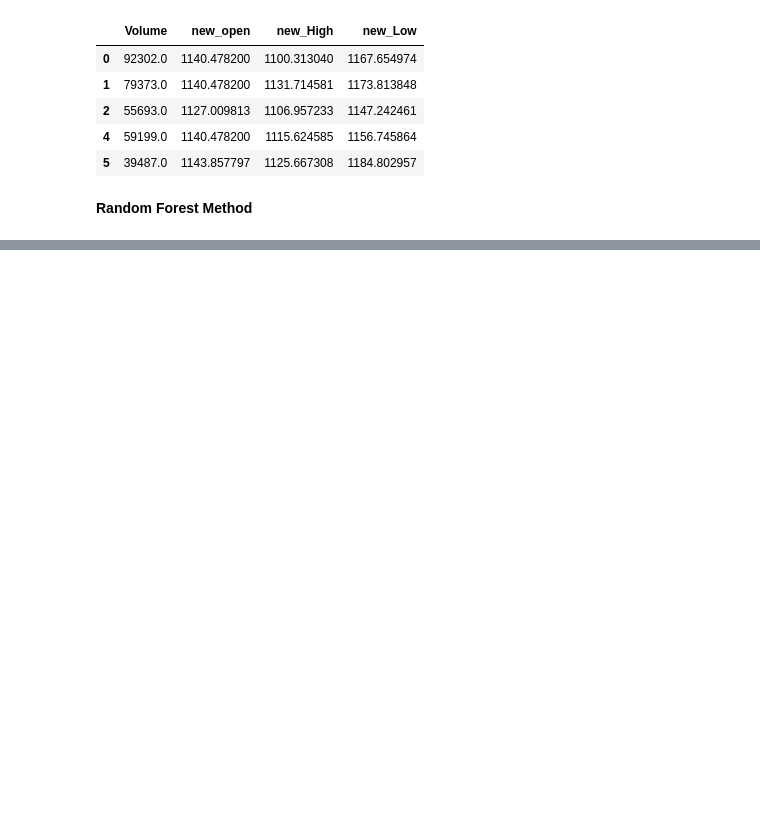
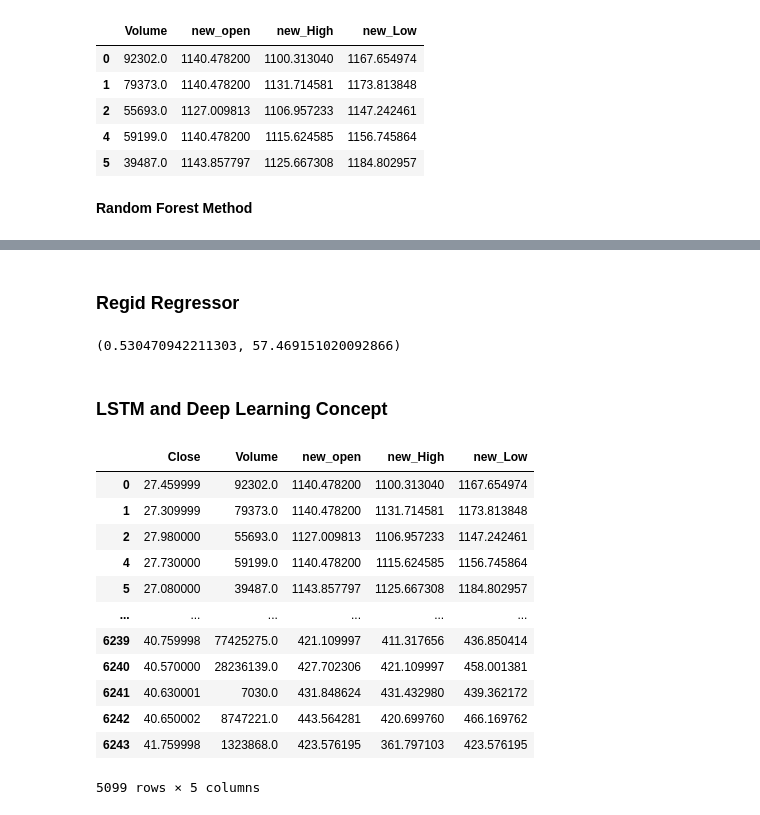
Before and after one commit to rushikeshadhav/Error-4040, a Jupyter notebook: newhacksp.ipynb, the cells around one changed output, grey strips where cells are left out. Saved outputs shown, nothing was run; the diff lists cells and outputs as text; code cells hidden in the pictures; blank space fills up the shorter version.

Commit message:
Starting with Tensorflow and LSTM

```diff
--- a/newhacksp.ipynb
+++ b/newhacksp.ipynb
@@ -490,0 +498,29 @@ The Overfitting Problem is resolved By the new model with acurrecy :  0.93014546
+# %% [markdown]
+### Regid Regressor
+# %%
+from sklearn import linear_model
+reg = linear_model.Ridge(alpha=.5)
+reg.fit(X_train,y_train)
+reg.score(X_test,y_test),reg.intercept_
+# %% [output]
+(0.530470942211303, 57.469151020092866)
+# %% [markdown]
+### LSTM and Deep Learning Concept
+# %%
+# droping the date feature...
+dataset = data_missing.drop(["Date","Open","High","Low","Adj Close"], axis=1)
+dataset
+# %% [output]
+|  | Close | Volume | new_open | new_High | new_Low |
+| 0 | 27.459999 | 92302.0 | 1140.478200 | 1100.313040 | 1167.654974 |
+| 1 | 27.309999 | 79373.0 | 1140.478200 | 1131.714581 | 1173.813848 |
+| 2 | 27.980000 | 55693.0 | 1127.009813 | 1106.957233 | 1147.242461 |
+| 4 | 27.730000 | 59199.0 | 1140.478200 | 1115.624585 | 1156.745864 |
+| 5 | 27.080000 | 39487.0 | 1143.857797 | 1125.667308 | 1184.802957 |
+| ... | ... | ... | ... | ... | ... |
+| 6239 | 40.759998 | 77425275.0 | 421.109997 | 411.317656 | 436.850414 |
+| 6240 | 40.570000 | 28236139.0 | 427.702306 | 421.109997 | 458.001381 |
+| 6241 | 40.630001 | 7030.0 | 431.848624 | 431.432980 | 439.362172 |
+| 6242 | 40.650002 | 8747221.0 | 443.564281 | 420.699760 | 466.169762 |
+| 6243 | 41.759998 | 1323868.0 | 423.576195 | 361.797103 | 423.576195 |
+5099 rows × 5 columns
```
Also changed, not shown: parts of 35 cells of this notebook.
